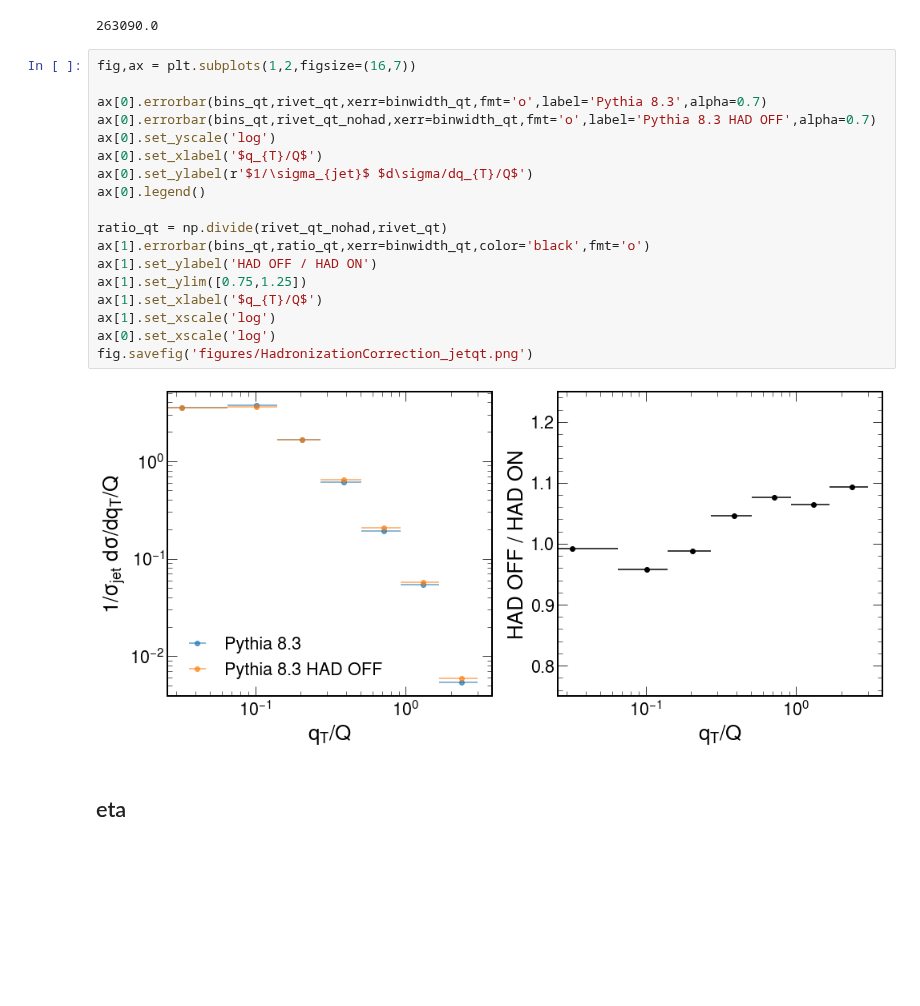
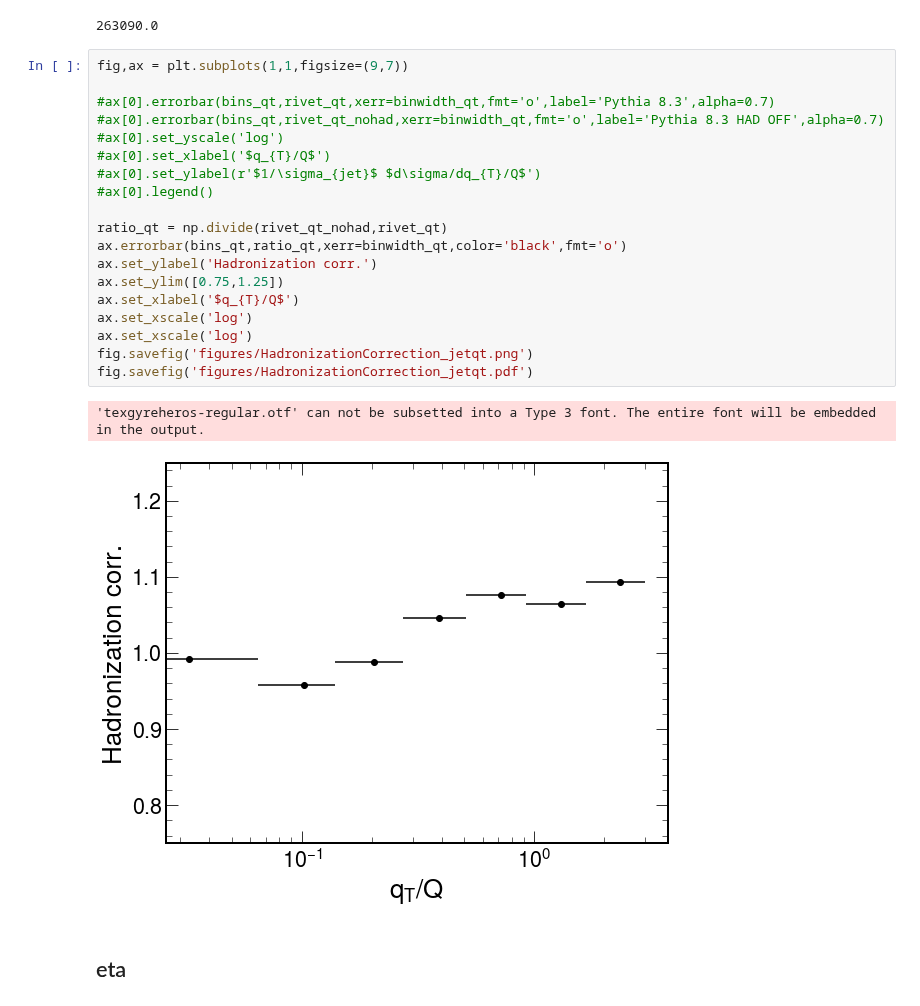
Before and after one commit to miguelignacio/disjets, a Jupyter notebook: HadronizationCorrections.ipynb, the cells around one changed output. Saved outputs shown, nothing was run; the diff lists cells and outputs as text; blank space fills up the shorter version.

```diff
--- a/HadronizationCorrections.ipynb
+++ b/HadronizationCorrections.ipynb
@@ -170,25 +167,27 @@ rivet_qt_nohad = np.divide(rivet_qt_nohad,binwidth_qt*2.0)
 # %% [output]
 263090.0
 # %%
-fig,ax = plt.subplots(1,2,figsize=(16,7))
+fig,ax = plt.subplots(1,1,figsize=(9,7))
 
-ax[0].errorbar(bins_qt,rivet_qt,xerr=binwidth_qt,fmt='o',label='Pythia 8.3',alpha=0.7)
-ax[0].errorbar(bins_qt,rivet_qt_nohad,xerr=binwidth_qt,fmt='o',label='Pythia 8.3 HAD OFF',alpha=0.7)
-ax[0].set_yscale('log')
-ax[0].set_xlabel('$q_{T}/Q$')
-ax[0].set_ylabel(r'$1/\sigma_{jet}$ $d\sigma/dq_{T}/Q$')
-ax[0].legend()
+#ax[0].errorbar(bins_qt,rivet_qt,xerr=binwidth_qt,fmt='o',label='Pythia 8.3',alpha=0.7)
+#ax[0].errorbar(bins_qt,rivet_qt_nohad,xerr=binwidth_qt,fmt='o',label='Pythia 8.3 HAD OFF',alpha=0.7)
+#ax[0].set_yscale('log')
+#ax[0].set_xlabel('$q_{T}/Q$')
+#ax[0].set_ylabel(r'$1/\sigma_{jet}$ $d\sigma/dq_{T}/Q$')
+#ax[0].legend()
 
 ratio_qt = np.divide(rivet_qt_nohad,rivet_qt)
-ax[1].errorbar(bins_qt,ratio_qt,xerr=binwidth_qt,color='black',fmt='o')
-ax[1].set_ylabel('HAD OFF / HAD ON')
-ax[1].set_ylim([0.75,1.25])
-ax[1].set_xlabel('$q_{T}/Q$')
-ax[1].set_xscale('log')
-ax[0].set_xscale('log')
+ax.errorbar(bins_qt,ratio_qt,xerr=binwidth_qt,color='black',fmt='o')
+ax.set_ylabel('Hadronization corr.')
+ax.set_ylim([0.75,1.25])
+ax.set_xlabel('$q_{T}/Q$')
+ax.set_xscale('log')
+ax.set_xscale('log')
 fig.savefig('figures/HadronizationCorrection_jetqt.png')
+fig.savefig('figures/HadronizationCorrection_jetqt.pdf')
 # %% [output]
+'texgyreheros-regular.otf' can not be subsetted into a Type 3 font. The entire font will be embedded in the output.
-[figure, old version]
+[figure, new version]
 # %% [markdown]
 ## eta
 # %%
```
Also changed, not shown: parts of 16 cells of this notebook, 2 other files.
